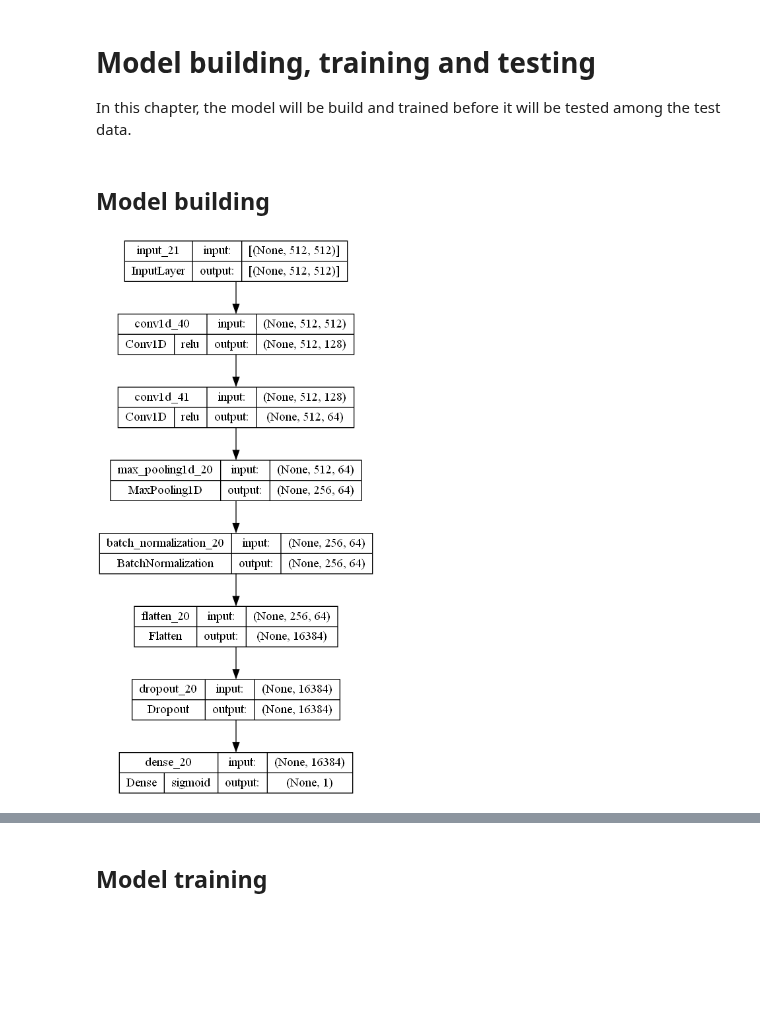
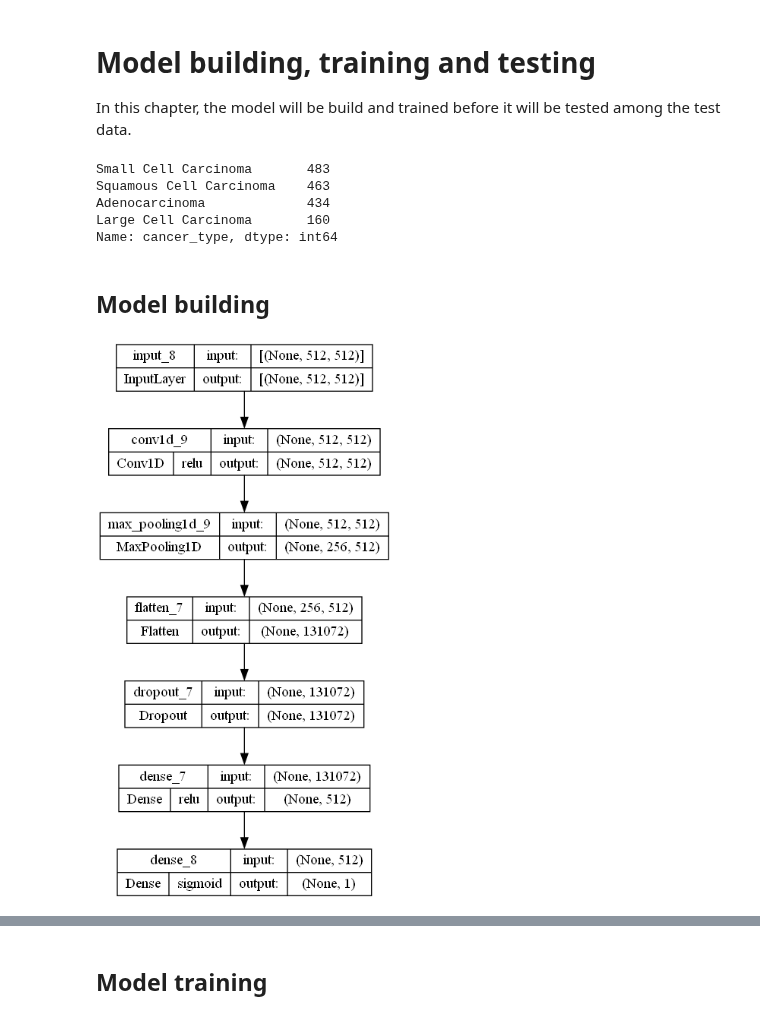
Before and after one commit to arondejong99/final-project-elu, a Jupyter notebook: final-project.ipynb, the cells around one changed output, grey strips where cells are left out. Cells and saved outputs as stored; diff of their text form; code cells hidden in the pictures; blank space fills up the shorter version.

Commit message:
Improved binary model started on categorical model

```diff
--- a/final-project.ipynb
+++ b/final-project.ipynb
@@ -386,3 +397,11 @@ test_ds = Dataset.from_tensor_slices((X_test, y_test))
+# %%
+y_test_cat.value_counts()
+# %% [output]
+Small Cell Carcinoma       483
+Squamous Cell Carcinoma    463
+Adenocarcinoma             434
+Large Cell Carcinoma       160
+Name: cancer_type, dtype: int64
 # %%
 def plot_model(model, fileName):
     """
@@ -442,23 +490,22 @@ def train_model(model, metrics, loss_function, optimizer,
 # %% [markdown]
 ## Model building
 # %%
-# Set input parameters
-modelName = "CNN_model"
+# Set input parameters for binary classification
+modelName = "CNN_model_binary"
 input_shape = (512, 512)
-filters = [128, 64]
+filters = [512, 256]
 metrics = ['accuracy', tf.keras.metrics.Precision(), tf.keras.metrics.Recall()]
 loss = 'binary_crossentropy'
-validation_data = test_ds
 optimizer = 'adam'
 lr = 0.01
 
 epochs = 30
-batch_size = 12
-steps_per_epcoh = 2
+batch_size = 8
+steps_per_epcoh = 3
 # %%
-model_test = create_model(modelName, inputShape = input_shape, filters = filters)
+model_binary = create_binary_model(modelName, inputShape = input_shape, filters = filters)
 
 # Plot the model using the plot_model function
-plot_model(model_test, modelName)
+plot_model(model_binary, modelName)
 # %% [output]
-[figure, old version]
+[figure, new version]
```
Also changed, not shown: parts of 13 cells of this notebook.
